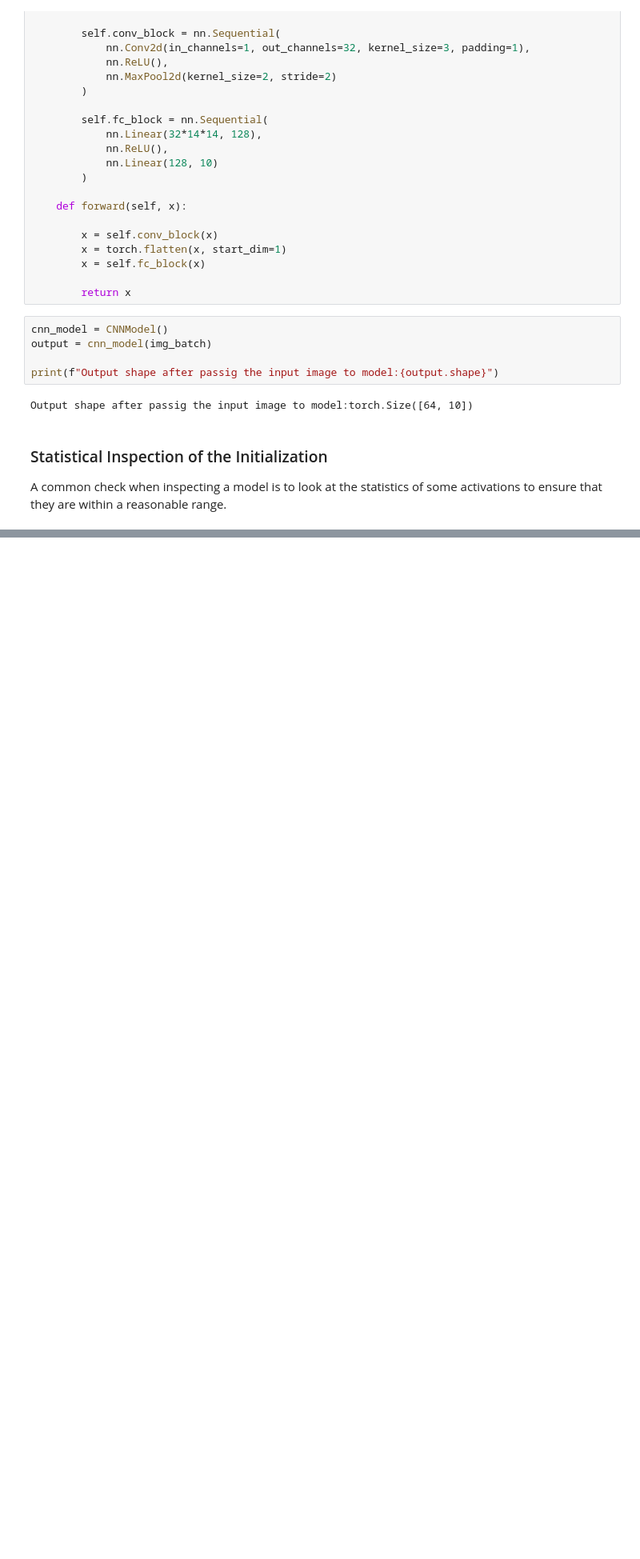
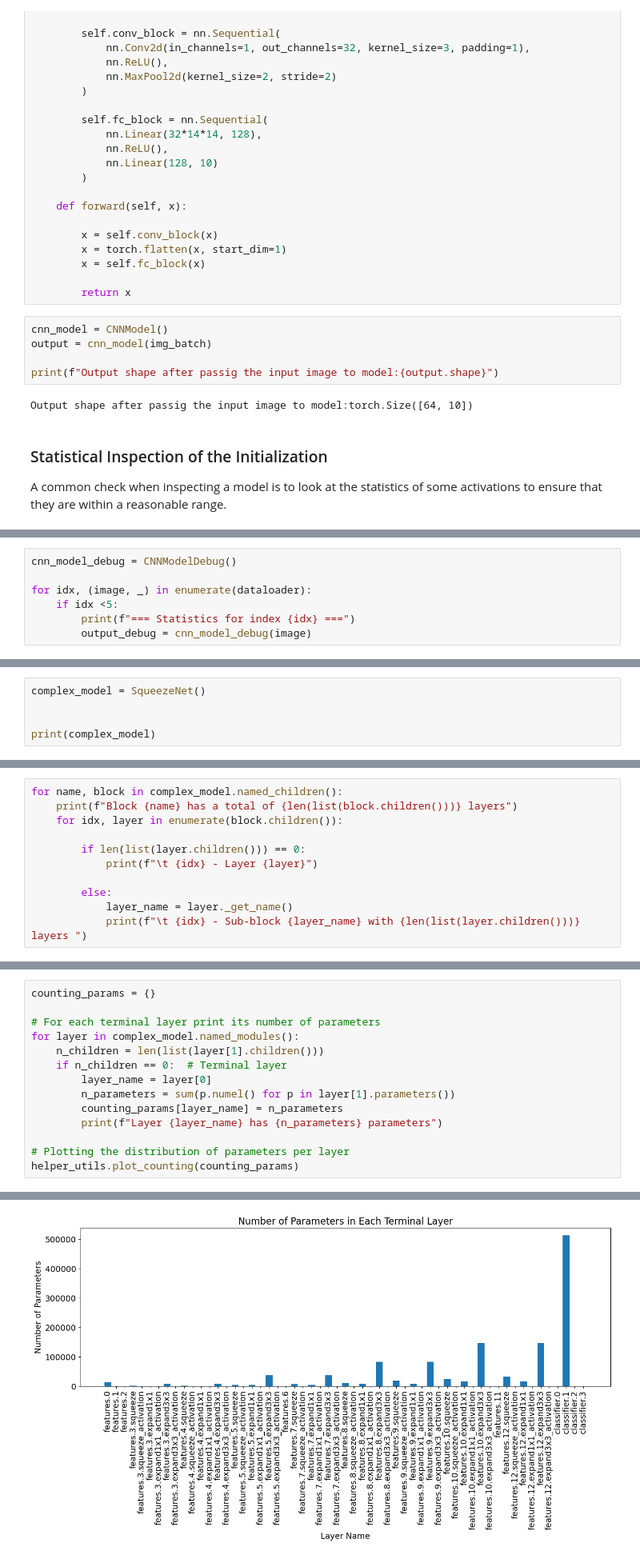
Before and after one commit to Arash-Razi/PyTorch-specialization, a Jupyter notebook: Coursera - PyTorch Fundamentals 2025-11/04_core-neural-network-components/Labs/Lab2/C1_M4_Lab_2.ipynb, the cells around one changed output, grey strips where cells are left out. Shown at 80% size. Cells and saved outputs as stored; diff of their text form; blank space fills up the shorter version.

```diff
--- a/Coursera - PyTorch Fundamentals 2025-11/04_core-neural-network-components/Labs/Lab2/C1_M4_Lab_2.ipynb
+++ b/Coursera - PyTorch Fundamentals 2025-11/04_core-neural-network-components/Labs/Lab2/C1_M4_Lab_2.ipynb
@@ -271,0 +302,7 @@ A common check when inspecting a model is to look at the statistics of some acti
+# %%
+cnn_model_debug = CNNModelDebug()
+
+for idx, (image, _) in enumerate(dataloader):
+    if idx <5:
+        print(f"=== Statistics for index {idx} ===")
+        output_debug = cnn_model_debug(image)
@@ -271,0 +339,5 @@ A common check when inspecting a model is to look at the statistics of some acti
+# %%
+complex_model = SqueezeNet()
+
+
+print(complex_model)
@@ -271,0 +365,11 @@ A common check when inspecting a model is to look at the statistics of some acti
+# %%
+for name, block in complex_model.named_children():
+    print(f"Block {name} has a total of {len(list(block.children()))} layers")
+    for idx, layer in enumerate(block.children()):
+
+        if len(list(layer.children())) == 0:
+            print(f"\t {idx} - Layer {layer}")
+
+        else:
+            layer_name = layer._get_name()
+            print(f"\t {idx} - Sub-block {layer_name} with {len(list(layer.children()))} layers ")
@@ -271,0 +435,15 @@ A common check when inspecting a model is to look at the statistics of some acti
+# %%
+counting_params = {}
+
+# For each terminal layer print its number of parameters
+for layer in complex_model.named_modules():
+    n_children = len(list(layer[1].children()))
+    if n_children == 0:  # Terminal layer
+        layer_name = layer[0]
+        n_parameters = sum(p.numel() for p in layer[1].parameters())
+        counting_params[layer_name] = n_parameters
+        print(f"Layer {layer_name} has {n_parameters} parameters")
+
+# Plotting the distribution of parameters per layer
+helper_utils.plot_counting(counting_params)
+# %% [output]
@@ -271,0 +467 @@ A common check when inspecting a model is to look at the statistics of some acti
+[figure, added]
```
Also changed, not shown: parts of 16 cells of this notebook.
